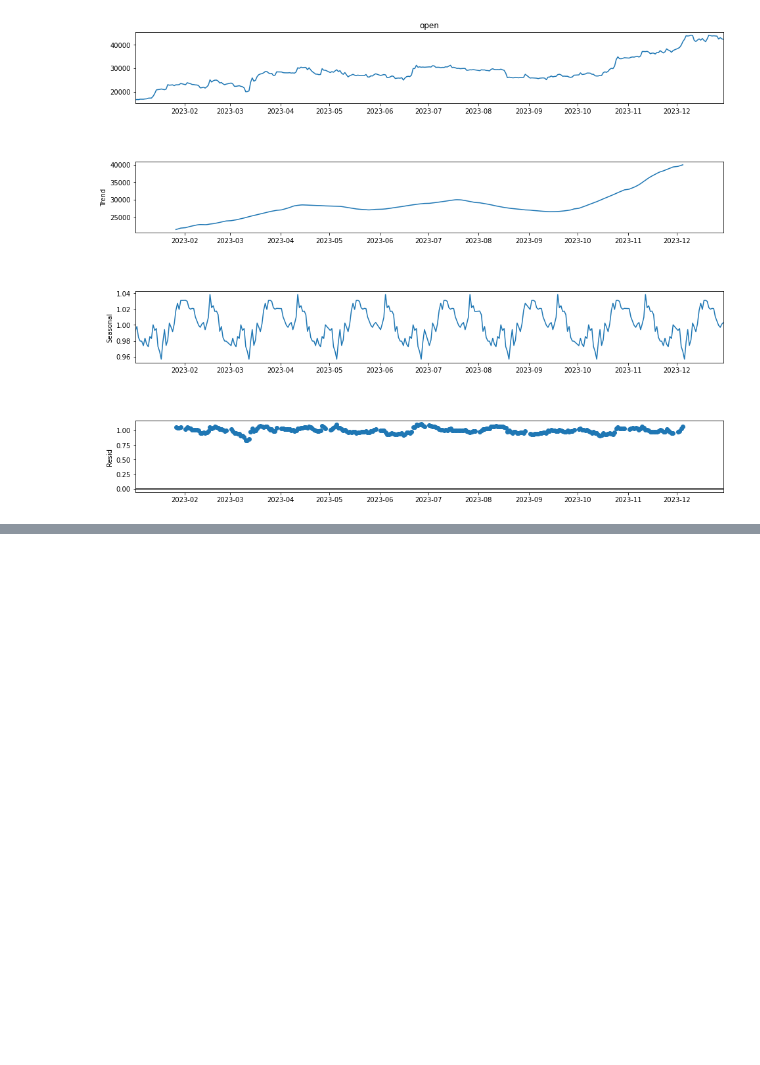
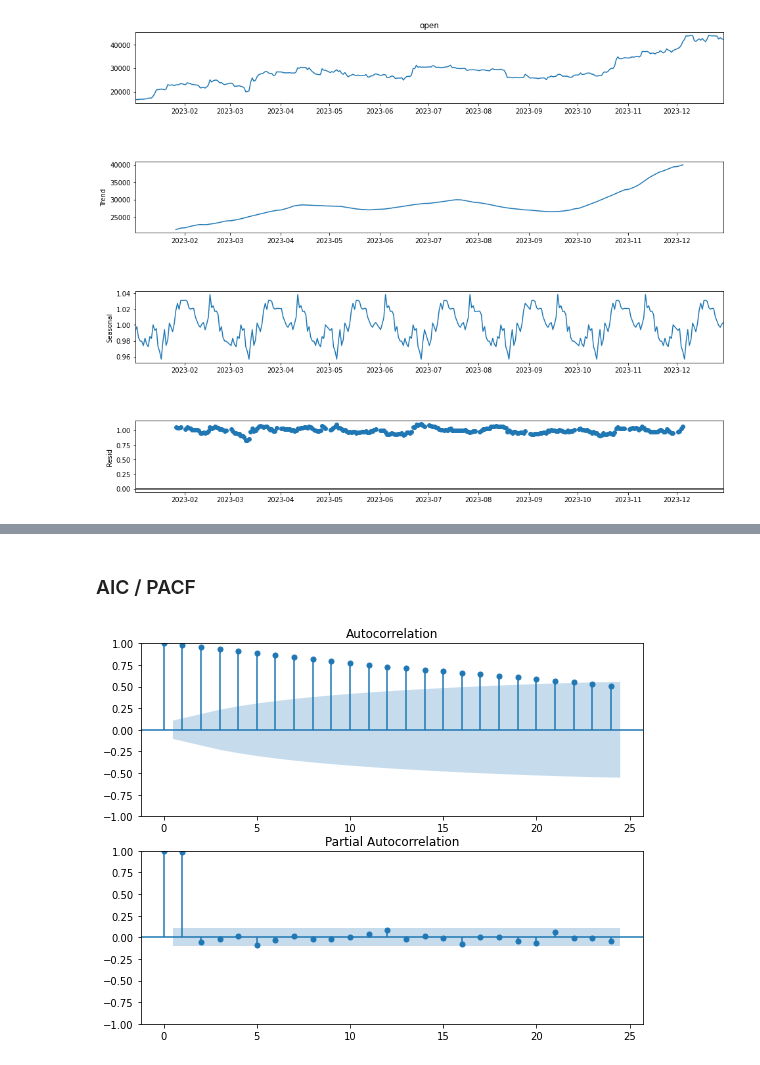
Before and after one commit to kennywang112/Bitcoin-Prediction, a Jupyter notebook: ARIMA.ipynb, the cells around one changed output, grey strips where cells are left out. Drawn from its saved outputs; the diff is of its cells as text; code cells hidden in the pictures; blank space fills up the shorter version.

```diff
--- a/ARIMA.ipynb
+++ b/ARIMA.ipynb
@@ -85,8 +90,9 @@ print(market.get_history_candles.__doc__)
 # %%
 # https://www.okx.com/docs-v5/zh/?python#order-book-trading-market-data-get-candlesticks-history
 columns = ['timestamp', 'open', 'high', 'low', 'close', 'volume', 'volCcy', 'volCcyQuote', 'confirm']
-date_string_after = ['2023-1-31','2023-2-28','2023-3-31','2023-4-30','2023-5-31',
-                     '2023-6-30','2023-7-31','2023-8-31','2023-9-30','2023-10-31','2023-11-30','2023-12-31']
+date_string_after = ['2023-1-31','2023-2-28','2023-3-31','2023-4-30','2023-5-31','2023-6-30',
+                     '2023-7-31','2023-8-31','2023-9-30','2023-10-31','2023-11-30','2023-12-31']
+date_range = pd.date_range(start = '2024-01-01', end = '2024-12-31', freq = 'D') # this can optimize
 
 full_data = pd.DataFrame(columns = ['open', 'high', 'low', 'close'])
 
@@ -94,20 +100,20 @@ for m in range(1, 13):
 
     month = "2023-" + str(m) + "-1"
     time_before = datetime.strptime(month, "%Y-%m-%d").timestamp()
-    time_after = datetime.strptime(date_string_after[m-1], "%Y-%m-%d").timestamp()
+    time_after = datetime.strptime(date_string_after[m - 1], "%Y-%m-%d").timestamp()
 
     result = market.get_history_candles(
-        instId='BTC-USDT',
-        before=str(round(time_before*1000)), after=str(round(time_after*1000)),
-        bar='1D'
+        instId =  'BTC-USDT',
+        before = str(round(time_before * 1000)), after = str(round(time_after * 1000)),
+        bar = '1D'
     )
     # print(len(result['data']))
     data = pd.DataFrame(result['data'], columns = columns)
     data['date'] = pd.to_datetime(data['timestamp'], unit = 'ms')
-    data.sort_values(by='date', inplace=True)
+    data.sort_values(by = 'date', inplace = True)
     data.set_index('date', inplace = True)
     data[['open', 'high', 'low', 'close']] = data[['open', 'high', 'low', 'close']].apply(pd.to_numeric)
-    data.drop(['volume', 'timestamp', 'confirm', 'volCcyQuote', 'volCcy'], axis=1, inplace = True)
+    data.drop(['volume', 'timestamp', 'confirm', 'volCcyQuote', 'volCcy'], axis = 1, inplace = True)
     full_data = pd.concat([full_data, data])
     # print(data)
     # arima_data = data["open"]
@@ -150,0 +224,11 @@ with plt.rc_context({'xtick.color':'black', 'ytick.color':'black', 'figure.facec
+# %% [markdown]
+### AIC / PACF
+# %%
+fig = plt.figure(facecolor = "white", figsize = (9,7))
+ax1 = fig.add_subplot(211)
+plot_acf(full_data['open'], lags = 24, ax = ax1)
+ax2 = fig.add_subplot(212)
+plot_pacf(full_data['open'], lags = 24, ax = ax2)
+plt.show()
+# %% [output]
+[figure, added]
```
Also changed, not shown: parts of 14 cells of this notebook, 1 other file.
